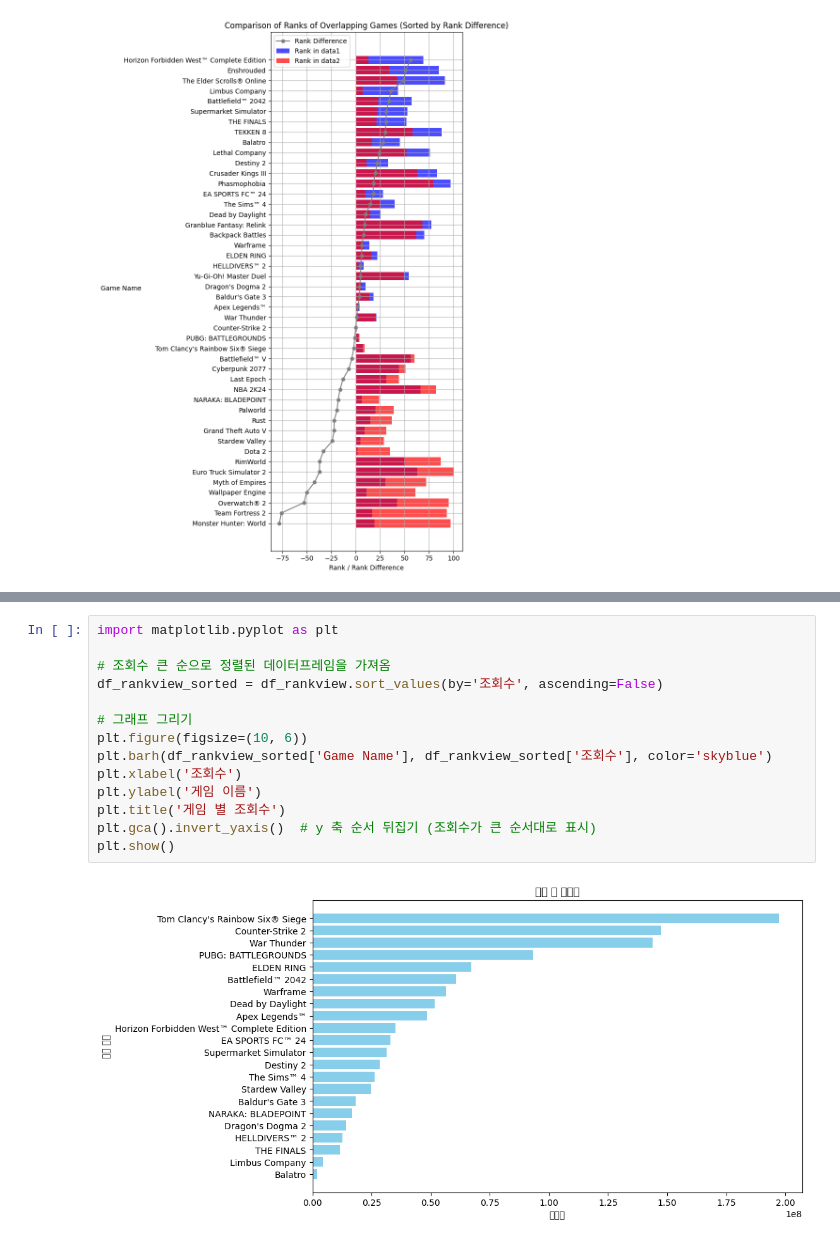
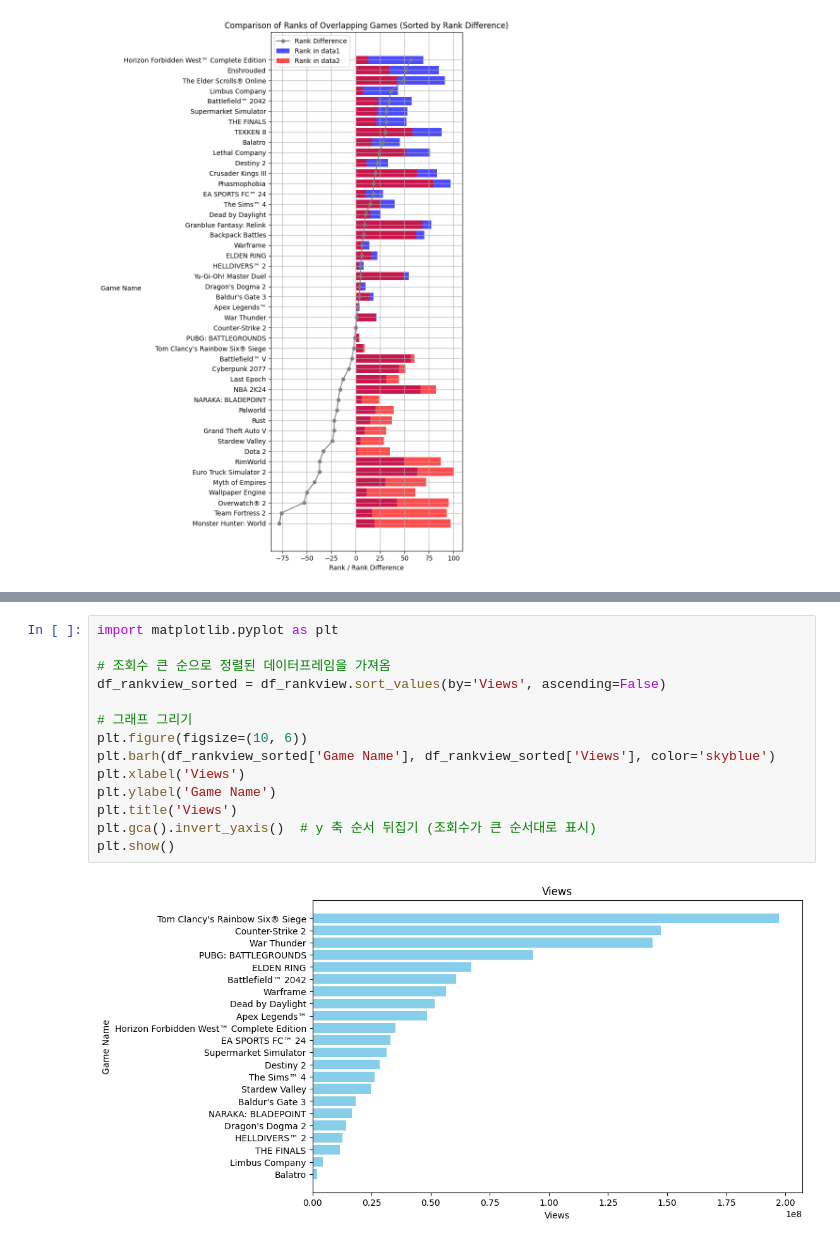
Before and after one commit to SeSAC-UE-AI/AIProject, a Jupyter notebook: Project/JYJ/steam_sellCnt.ipynb, the cells around one changed output, grey strips where cells are left out. Cells and saved outputs as stored; diff of their text form.

```diff
--- a/Project/JYJ/steam_sellCnt.ipynb
+++ b/Project/JYJ/steam_sellCnt.ipynb
@@ -357,16 +397,16 @@ df_rankview_sorted
 # %%
 import matplotlib.pyplot as plt
 
 # 조회수 큰 순으로 정렬된 데이터프레임을 가져옴
-df_rankview_sorted = df_rankview.sort_values(by='조회수', ascending=False)
+df_rankview_sorted = df_rankview.sort_values(by='Views', ascending=False)
 
 # 그래프 그리기
 plt.figure(figsize=(10, 6))
-plt.barh(df_rankview_sorted['Game Name'], df_rankview_sorted['조회수'], color='skyblue')
-plt.xlabel('조회수')
-plt.ylabel('게임 이름')
-plt.title('게임 별 조회수')
+plt.barh(df_rankview_sorted['Game Name'], df_rankview_sorted['Views'], color='skyblue')
+plt.xlabel('Views')
+plt.ylabel('Game Name')
+plt.title('Views')
 plt.gca().invert_yaxis()  # y 축 순서 뒤집기 (조회수가 큰 순서대로 표시)
 plt.show()
 # %% [output]
-[figure, old version]
+[figure, new version]
```
Also changed, not shown: parts of 2 cells of this notebook, 8 other files.
